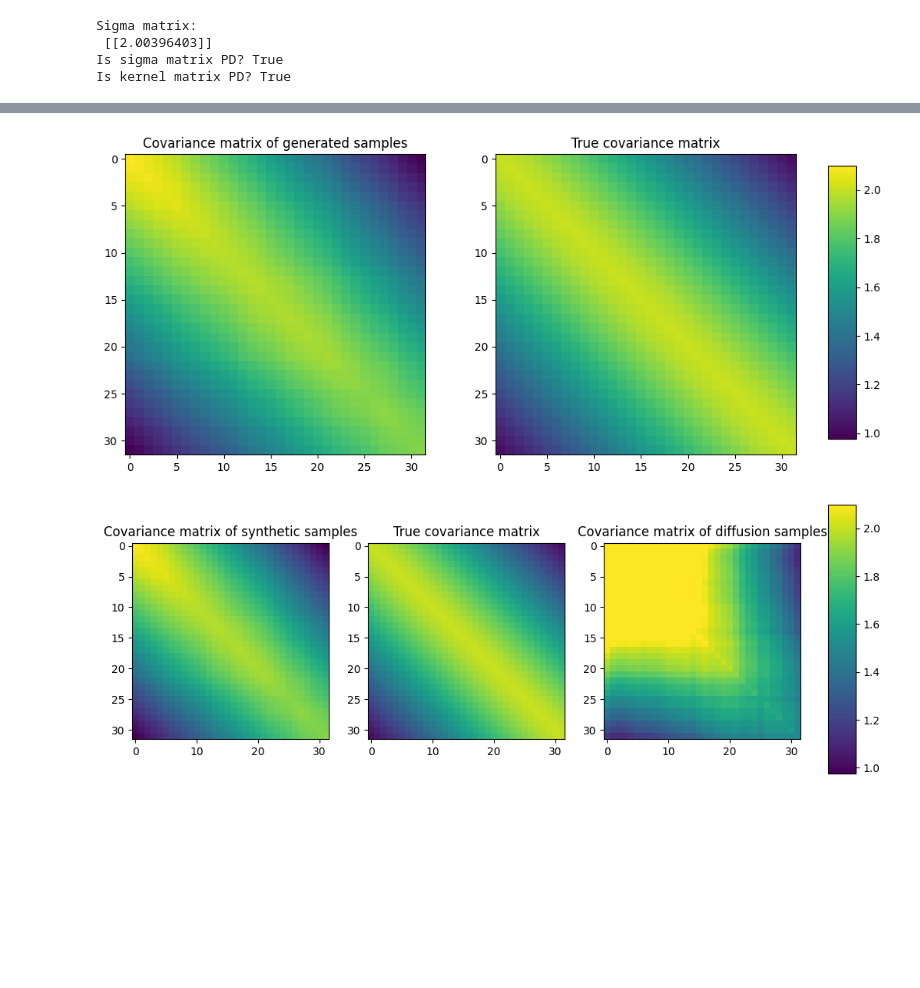
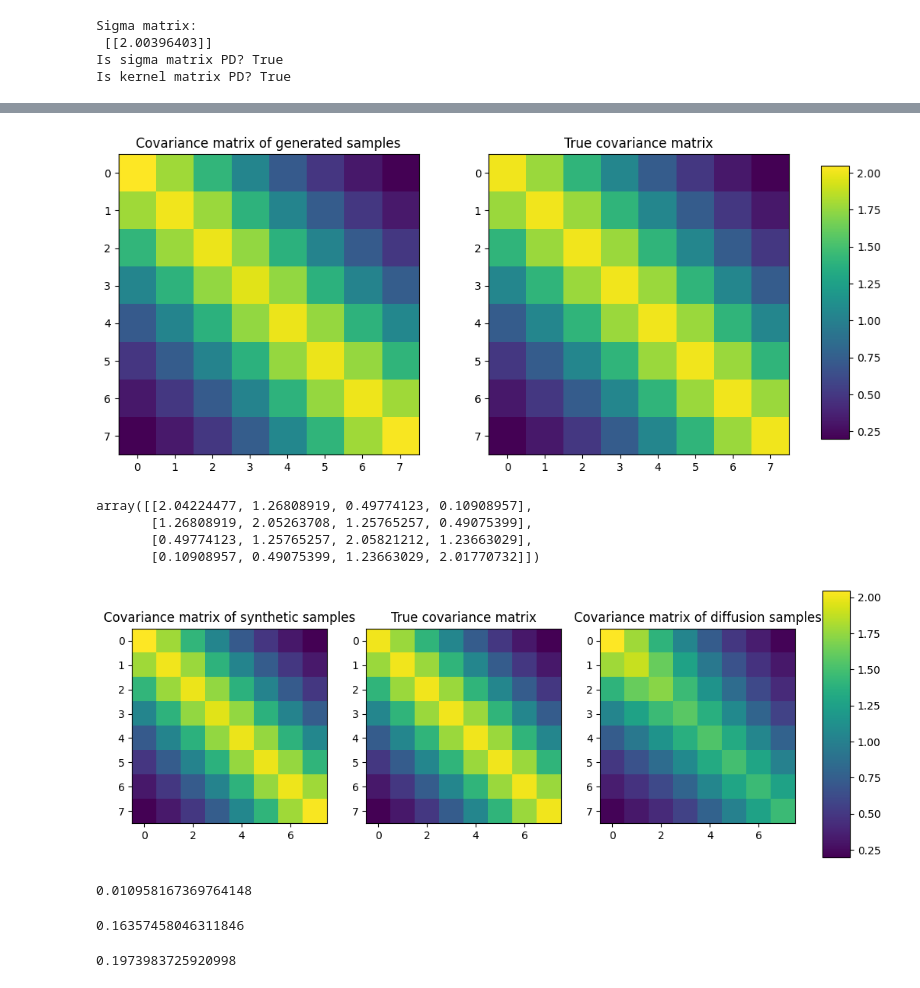
Before and after one commit to yuxiang-jack-zhang/adapted_diffusion_model, a Jupyter notebook: GP.ipynb, the cells around one changed output, grey strips where cells are left out. Cells and saved outputs as stored; diff of their text form; code cells hidden in the pictures; blank space fills up the shorter version.

```diff
--- a/GP.ipynb
+++ b/GP.ipynb
@@ -73,7 +73,7 @@ def generate_latent_gp_data(num, l, nu, image_size, seq_length, seed=66, latent=
 
     return np.array(data_latent_list), np.array(data_list), sigma_matrix, kernel_matrix  # Convert list to array for easier indexing
 # %%
-_, data_list, sigma_matrix, kernel_matrix = generate_latent_gp_data(num=1024, l=128, nu=1.5, image_size=1, seq_length=32, latent=False)
+_, data_list, sigma_matrix, kernel_matrix = generate_latent_gp_data(num=4096, l=4, nu=1.5, image_size=1, seq_length=8, latent=False)
 # %% [output]
 Sigma matrix:
  [[2.00396403]]
@@ -86,34 +105,41 @@ gen_data = data_list.squeeze(-1)
 # %%
 import matplotlib.pyplot as plt
 
 # 1. Compute Empirical Covariance from your samples
 # Rowvar=False assumes rows are observations, columns are variables
 emp_cov_matrix = np.cov(gen_data, rowvar=False)
 
 # 2. Setup the Plot
 fig, axes = plt.subplots(1, 2, figsize=(12, 5))
 
 # Determine min/max for colorbar scaling so both plots use the same scale
-vmin = min(emp_cov_matrix.min(), true_cov_matrix.min())
-vmax = max(emp_cov_matrix.max(), true_cov_matrix.max())
+vmin = emp_cov_matrix.min()
+vmax = emp_cov_matrix.max()
 
 # 3. Plot Empirical Covariance (Left)
 im1 = axes[0].imshow(emp_cov_matrix, cmap='viridis', vmin=vmin, vmax=vmax)
 axes[0].set_title('Covariance matrix of generated samples')
 
 # 4. Plot True Covariance (Right)
 im2 = axes[1].imshow(true_cov_matrix, cmap='viridis', vmin=vmin, vmax=vmax)
 axes[1].set_title('True covariance matrix')
 
 # 5. Add a shared Colorbar
 # adjustment to place colorbar nicely on the right
 fig.subplots_adjust(right=0.85)
 cbar_ax = fig.add_axes([0.88, 0.15, 0.03, 0.7]) # [left, bottom, width, height]
 fig.colorbar(im2, cax=cbar_ax)
 
 plt.show()
 # %% [output]
-[figure, old version]
+[figure, new version]
+# %%
+emp_cov_matrix
+# %% [output]
+array([[2.04224477, 1.26808919, 0.49774123, 0.10908957],
+       [1.26808919, 2.05263708, 1.25765257, 0.49075399],
+       [0.49774123, 1.25765257, 2.05821212, 1.23663029],
+       [0.10908957, 0.49075399, 1.23663029, 2.01770732]])
 # %%
 # save data
 os.makedirs("data/latent_gp_data", exist_ok=True)
@@ -145,14 +171,15 @@ import matplotlib.pyplot as plt
 # 1. Compute Empirical Covariance from your samples
 # Rowvar=False assumes rows are observations, columns are variables
 emp_cov_matrix = np.cov(gen_data, rowvar=False)
-gen_cov_matrix = np.cov(dit, rowvar=False)
+# gen_cov_matrix = np.cov(dit, rowvar=False)
+gen_cov_matrix = rob_cov
 
 # 2. Setup the Plot
 fig, axes = plt.subplots(1, 3, figsize=(12, 5))
 
 # Determine min/max for colorbar scaling so both plots use the same scale
-vmin = min(emp_cov_matrix.min(), true_cov_matrix.min())
-vmax = max(emp_cov_matrix.max(), true_cov_matrix.max())
+vmin = emp_cov_matrix.min()
+vmax = emp_cov_matrix.max()
 
 # 3. Plot Empirical Covariance (Left)
 im1 = axes[0].imshow(emp_cov_matrix, cmap='viridis', vmin=vmin, vmax=vmax)
@@ -174,4 +201,12 @@ fig.colorbar(im2, cax=cbar_ax)
 
 plt.show()
 # %% [output]
-[figure, old version]
+[figure, new version]
+# %%
+np.linalg.norm(emp_cov_matrix - true_cov_matrix) / np.linalg.norm(true_cov_matrix)
+# %% [output]
+0.010958167369764148
+# %%
+np.linalg.norm(gen_cov_matrix - emp_cov_matrix) / np.linalg.norm(emp_cov_matrix)
+# %% [output]
+0.16357458046311846
@@ -177,0 +217,4 @@ plt.show()
+# %%
+np.linalg.norm(rob_cov - emp_cov_matrix) / np.linalg.norm(emp_cov_matrix)
+# %% [output]
+0.1973983725920998
```
Also changed, not shown: parts of 6 cells of this notebook, 3 other files.
